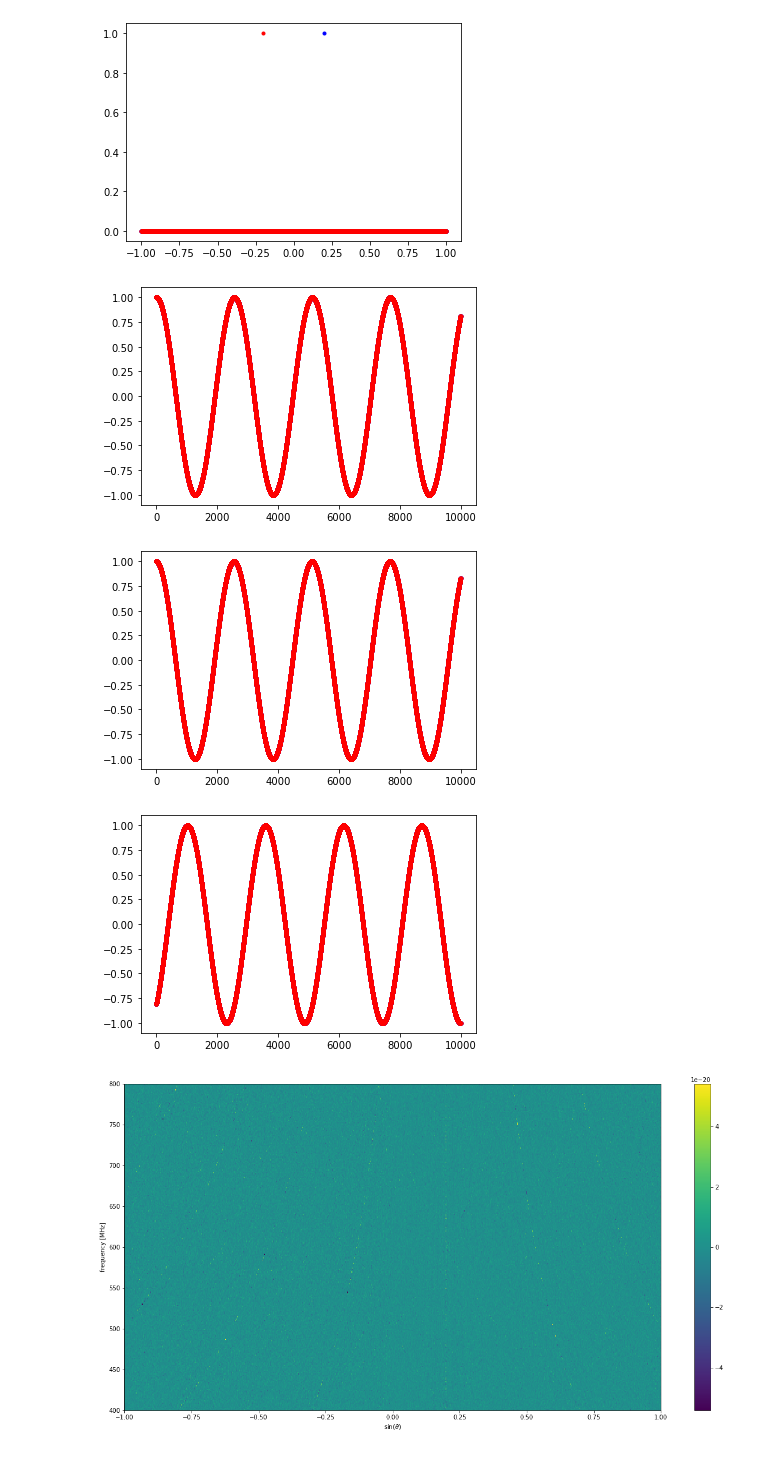
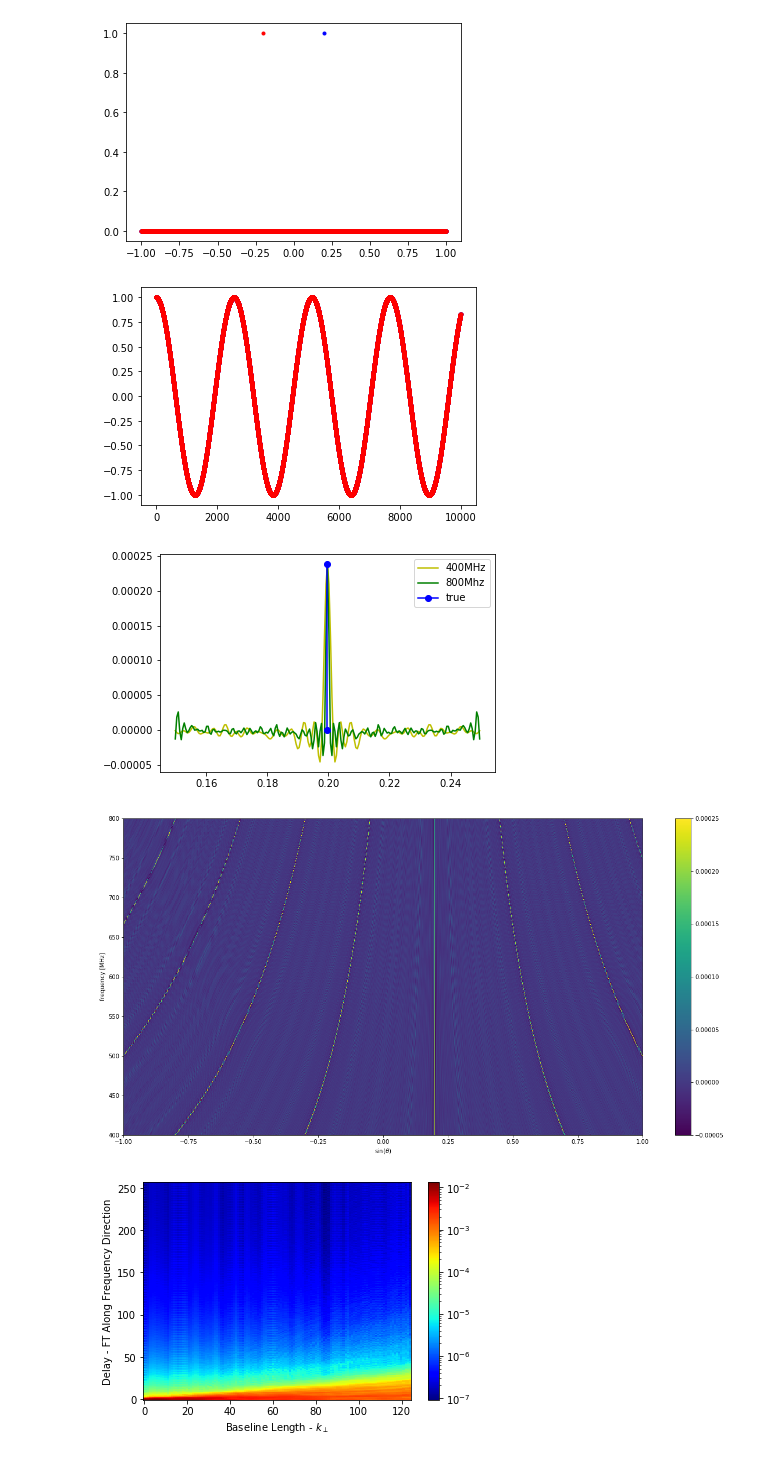
Before and after one commit to yukanak/radio1d, a Jupyter notebook: notebooks/telescope_1d_debug.ipynb, the cells around one changed output. Saved outputs shown, nothing was run; the diff lists cells and outputs as text; code cells hidden in the pictures.

Commit message:
Try different timing errors

```diff
--- a/notebooks/telescope_1d_debug.ipynb
+++ b/notebooks/telescope_1d_debug.ipynb
@@ -16,7 +16,7 @@ parent_directory = os.path.dirname(os.getcwd())
 sys.path.append(parent_directory)
 import telescope_1d
 # %%
-t = telescope_1d.Telescope1D(Npix=2**12)
+t = telescope_1d.Telescope1D()
 
 # Sky with point source at alpha
 image1 = t.empty_image()
@@ -44,35 +44,28 @@ uv1 = t.image2uv(image1)
 uv2 = t.image2uv(image2)
 
 # Real part should be the same
-plt.plot(np.real(uv1)[:10000],'b.')
-plt.plot(np.real(uv2)[:10000],'r.')
-plt.show()
-
 plt.plot(np.real(uv1)[100000:100000+10000],'b.')
 plt.plot(np.real(uv2)[100000:100000+10000],'r.')
 plt.show()
-
-plt.plot(np.real(uv1)[-10000:],'b.')
-plt.plot(np.real(uv2)[-10000:],'r.')
-plt.show()
 # %% [output]
-[figure, old version]
+[figure, new version]
-[figure, removed]
-[figure, removed]
-# %%
-uvplane = t.uv2uvplane(uv1, indices=None)
-rmap_no_error = t.get_obs_rmap(uvplane, time_error_sigma=0)
-
-# Manually get rmap for no time errors
-indices = (t.DoL2ndx(t.DoL)+0.5).astype(int)
-rmap_obs = []
-for i, f in enumerate(t.freqs):
-    uvi = t.empty_uv()
-    uvi[indices[i,:]] = uvplane[i,:]
-    rmap_obs.append(t.uv2image(uvi))
-rmap_obs = np.array(rmap_obs)
-
-# Is rmap_obs the same as rmap_no_error?
-t.plot_rmap(rmap_obs - rmap_no_error)
-# %% [output]
-[figure, removed]
+# %%
+uvplane = t.uv2uvplane(uv1, indices=None)
+al = t.alpha[ndx1]
+wal = np.where((t.alpha>al-0.05) & (t.alpha<al+0.05))
+
+# For no phase/time error
+rmap_no_error = t.get_obs_rmap(uvplane, time_error_sigma=0)
+
+plt.plot(t.alpha[wal],rmap_no_error[0,wal[0]],'y-',label='400MHz')
+plt.plot(t.alpha[wal],rmap_no_error[255,wal[0]],'g-',label='800Mhz')
+plt.plot([al,al],[0,rmap_no_error.max()],'bo-',label='true')
+plt.legend()
+plt.show()
+
+t.plot_rmap(rmap_no_error, vmax=0.00025, vmin=-0.00005)
+wedge_no_error = t.plot_wedge(Nreal=50, time_error_sigma=0)
+# %% [output]
+[figure, added]
+[figure, added]
+[figure, added]
```
Also changed, not shown: parts of 5 cells of this notebook.
